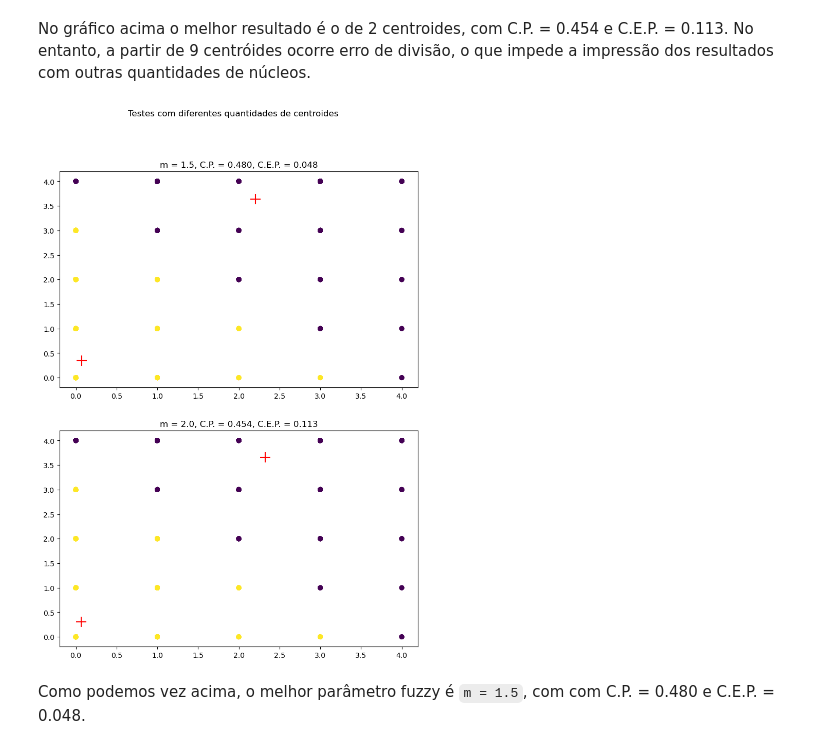
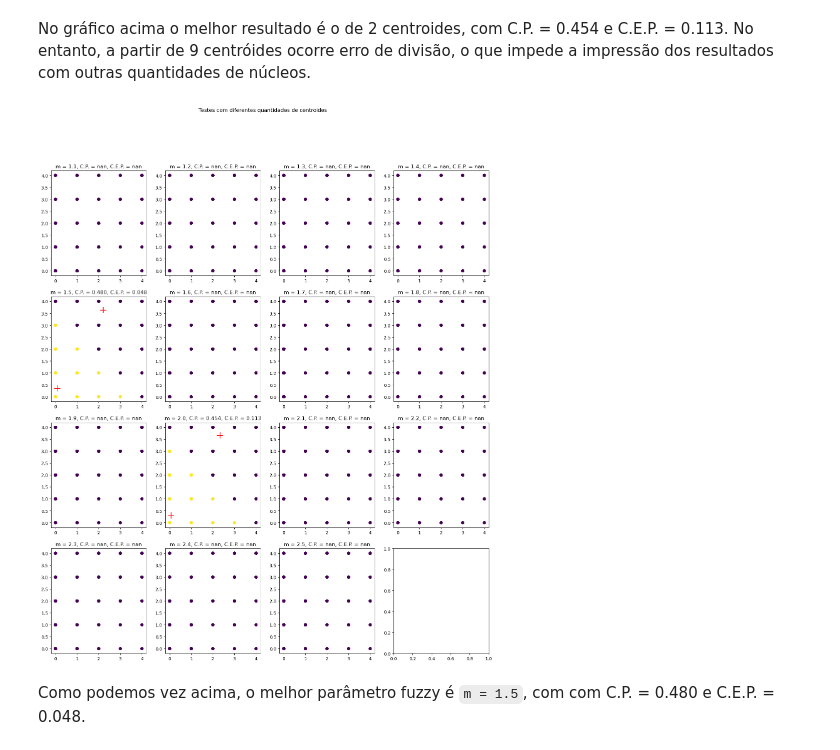
Before and after one commit to igorssant/TCC-Comparacao-de-Modelos-de-ML-nao-Supervisionados, a Jupyter notebook: src/fuzzy_c_means.ipynb, the cells around one changed output. Cells and saved outputs as stored; diff of their text form; code cells hidden in the pictures.

Commit message:
fix: adicionados mais testes com o parametro  no fuzzy c means

```diff
--- a/src/fuzzy_c_means.ipynb
+++ b/src/fuzzy_c_means.ipynb
@@ -142,39 +142,39 @@ plt.show()
 # %% [markdown]
 No gráfico acima o melhor resultado é o de 2 centroides, com C.P. = 0.454 e C.E.P. = 0.113. No entanto, a partir de 9 centróides ocorre erro de divisão, o que impede a impressão dos resultados com outras quantidades de núcleos.
 # %%
-lista_parametros_fuzzy = [i for i in np.arange(1.5, 2.5, 0.5)]
+lista_parametros_fuzzy = [round(i, 1) for i in np.arange(1.1, 2.6, 0.1)]
 modelos = []
 
 for parametro_fuzzy in lista_parametros_fuzzy:
     fcmeans = FCM(n_clusters = 2,
                   random_state = 42,
                   max_iter = 500,
                   distance = "minkowski",
                   m = parametro_fuzzy,
                   distance_params = {"p": 1.0})
     fcmeans.fit(df_funcao_renal.values)
     modelos.append(fcmeans)
 
 qtd_parametro_fuzzy = len(lista_parametros_fuzzy)
 linhas = int(np.ceil(np.sqrt(qtd_parametro_fuzzy)))
 colunas = int(np.ceil(qtd_parametro_fuzzy / linhas))
 
-figura, eixos = plt.subplots(linhas, colunas, figsize = (9, 12))
+figura, eixos = plt.subplots(linhas, colunas, figsize = (18, 20))
 
 for parametro_fuzzy, modelo, eixo in zip(lista_parametros_fuzzy, modelos, eixos.ravel()):
     coeficiente_particionamento = modelo.partition_coefficient
     coeficiente_entropia = modelo.partition_entropy_coefficient
 
     centroides = modelo.centers
     y_fcmeans = modelo.predict(df_funcao_renal.values)
 
     eixo.scatter(df_funcao_renal.values[:,0], df_funcao_renal.values[:,1], c = y_fcmeans, alpha = 0.9)
     eixo.scatter(centroides[:,0], centroides[:,1], marker = "+", s = 200, c = "r")
     eixo.set_title(f"m = {parametro_fuzzy}, C.P. = {coeficiente_particionamento:.3f}, C.E.P. = {coeficiente_entropia:.3f}")
 
 plt.suptitle("Testes com diferentes quantidades de centroides")
 plt.show()
 # %% [output]
-[figure, old version]
+[figure, new version]
 # %% [markdown]
 Como podemos vez acima, o melhor parâmetro fuzzy é `m = 1.5`, com com C.P. = 0.480 e C.E.P. = 0.048.
```
